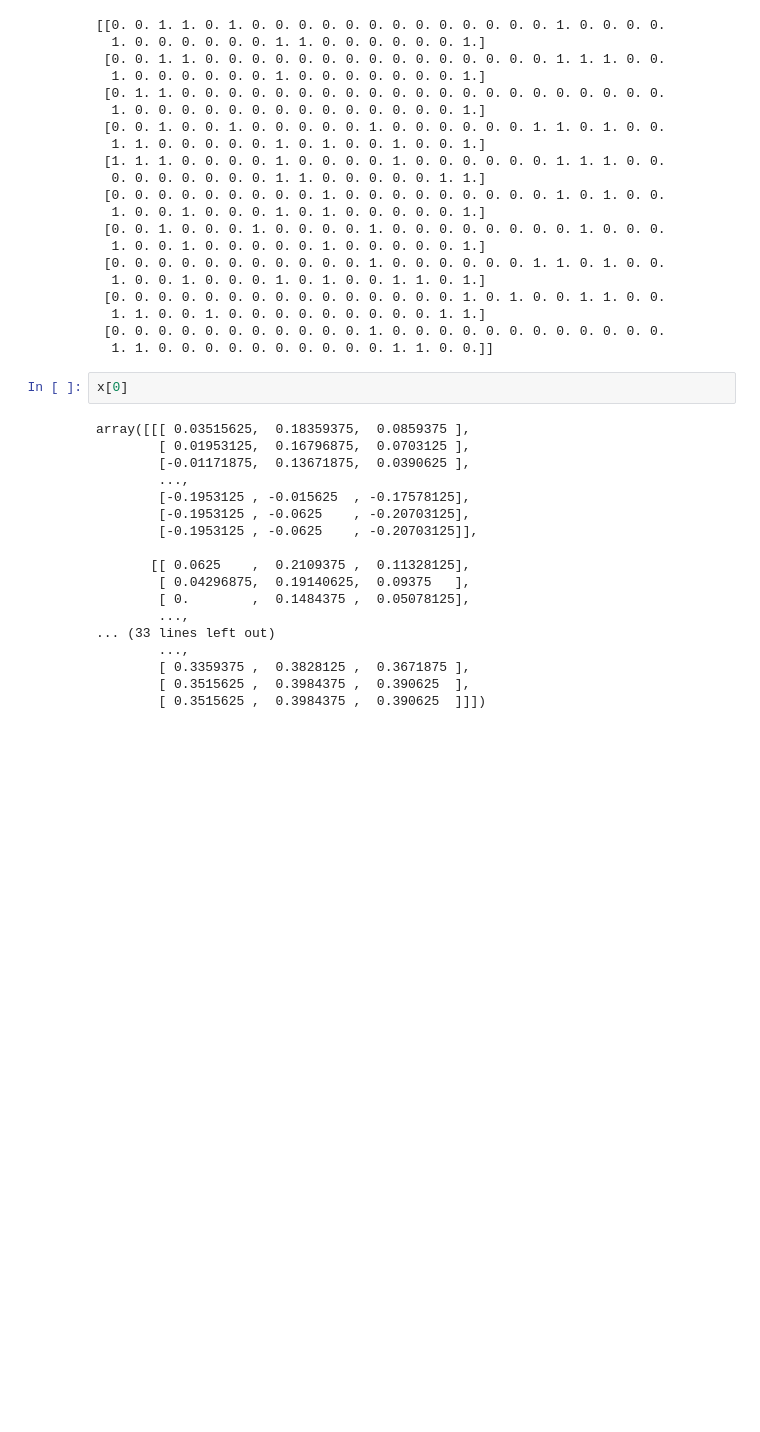
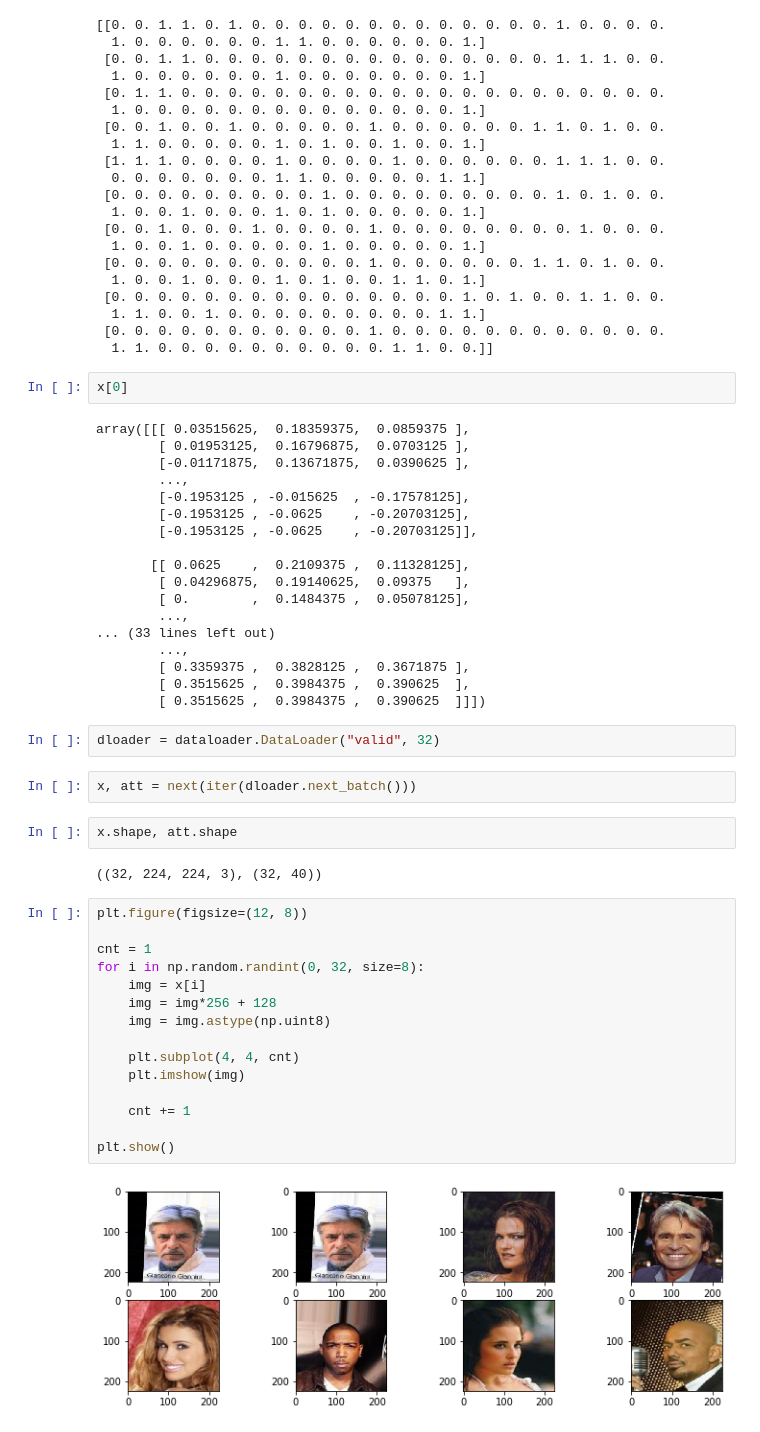
Before and after one commit to wayexists02/attgan_impl_tf, a Jupyter notebook: attgan_impl_tf2/test_dataloader.ipynb, the cells around one changed output. Saved outputs shown, nothing was run; the diff lists cells and outputs as text; blank space fills up the shorter version.

```diff
--- a/attgan_impl_tf2/test_dataloader.ipynb
+++ b/attgan_impl_tf2/test_dataloader.ipynb
@@ -70,3 +70,28 @@ array([[[ 0.03515625,  0.18359375,  0.0859375 ],
         [ 0.3359375 ,  0.3828125 ,  0.3671875 ],
         [ 0.3515625 ,  0.3984375 ,  0.390625  ],
         [ 0.3515625 ,  0.3984375 ,  0.390625  ]]])
+# %%
+dloader = dataloader.DataLoader("valid", 32)
+# %%
+x, att = next(iter(dloader.next_batch()))
+# %%
+x.shape, att.shape
+# %% [output]
+((32, 224, 224, 3), (32, 40))
+# %%
+plt.figure(figsize=(12, 8))
+
+cnt = 1
+for i in np.random.randint(0, 32, size=8):
+    img = x[i]
+    img = img*256 + 128
+    img = img.astype(np.uint8)
+
+    plt.subplot(4, 4, cnt)
+    plt.imshow(img)
+
+    cnt += 1
+
+plt.show()
+# %% [output]
+[figure, added]
```
Also changed, not shown: parts of 2 cells of this notebook, 11 other files.
